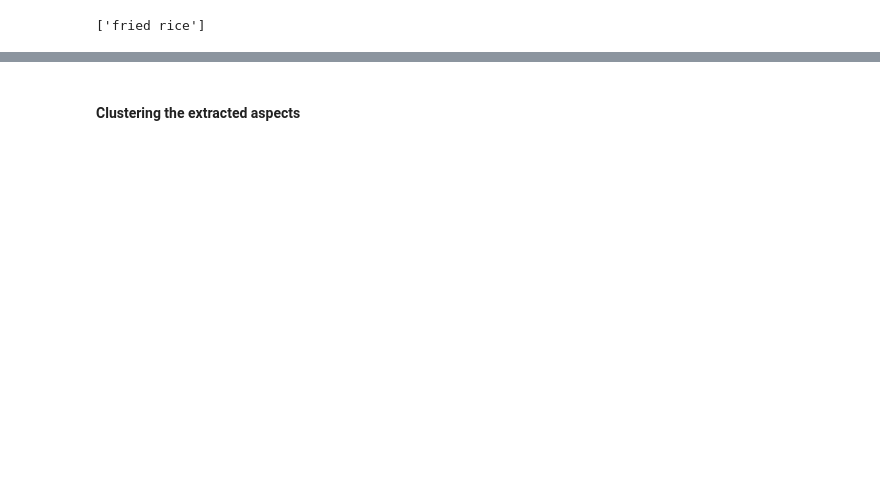
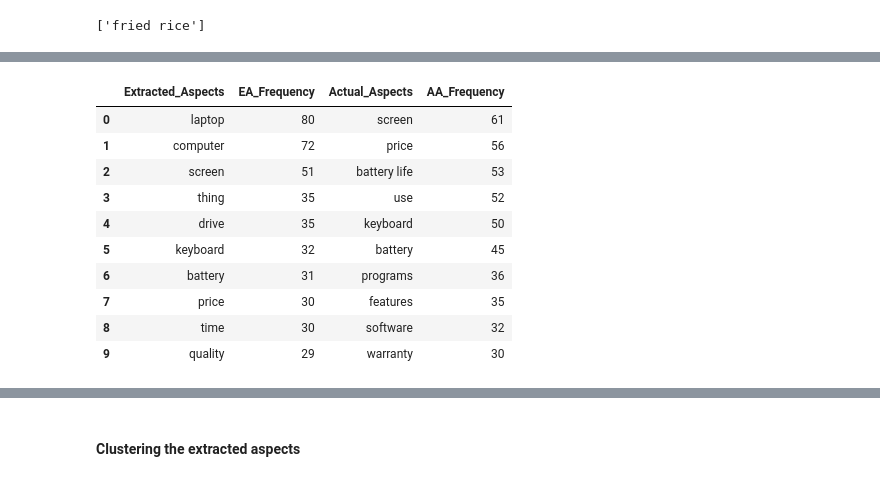
Before and after one commit to pinksi/aspect-extraction, a Jupyter notebook: rules_aspect_extraction.ipynb, the cells around one changed output, grey strips where cells are left out. Cells and saved outputs as stored; diff of their text form; code cells hidden in the pictures; blank space fills up the shorter version.

```diff
--- a/rules_aspect_extraction.ipynb
+++ b/rules_aspect_extraction.ipynb
@@ -376,0 +450,17 @@ len(aspects)
+# %%
+# showing top 10 extracted and actual aspects based on number of occurrences
+df1=pd.DataFrame(top_50_extracted[:10],columns=["Extracted_Aspects", "EA_Frequency"])
+df2=pd.DataFrame(top_50_actual[:10],columns=["Actual_Aspects", "AA_Frequency"])
+df1.join(df2)
+# %% [output]
+|  | Extracted_Aspects | EA_Frequency | Actual_Aspects | AA_Frequency |
+| 0 | laptop | 80 | screen | 61 |
+| 1 | computer | 72 | price | 56 |
+| 2 | screen | 51 | battery life | 53 |
+| 3 | thing | 35 | use | 52 |
+| 4 | drive | 35 | keyboard | 50 |
+| 5 | keyboard | 32 | battery | 45 |
+| 6 | battery | 31 | programs | 36 |
+| 7 | price | 30 | features | 35 |
+| 8 | time | 30 | software | 32 |
+| 9 | quality | 29 | warranty | 30 |
```
Also changed, not shown: parts of 21 cells of this notebook, 4 other files.
